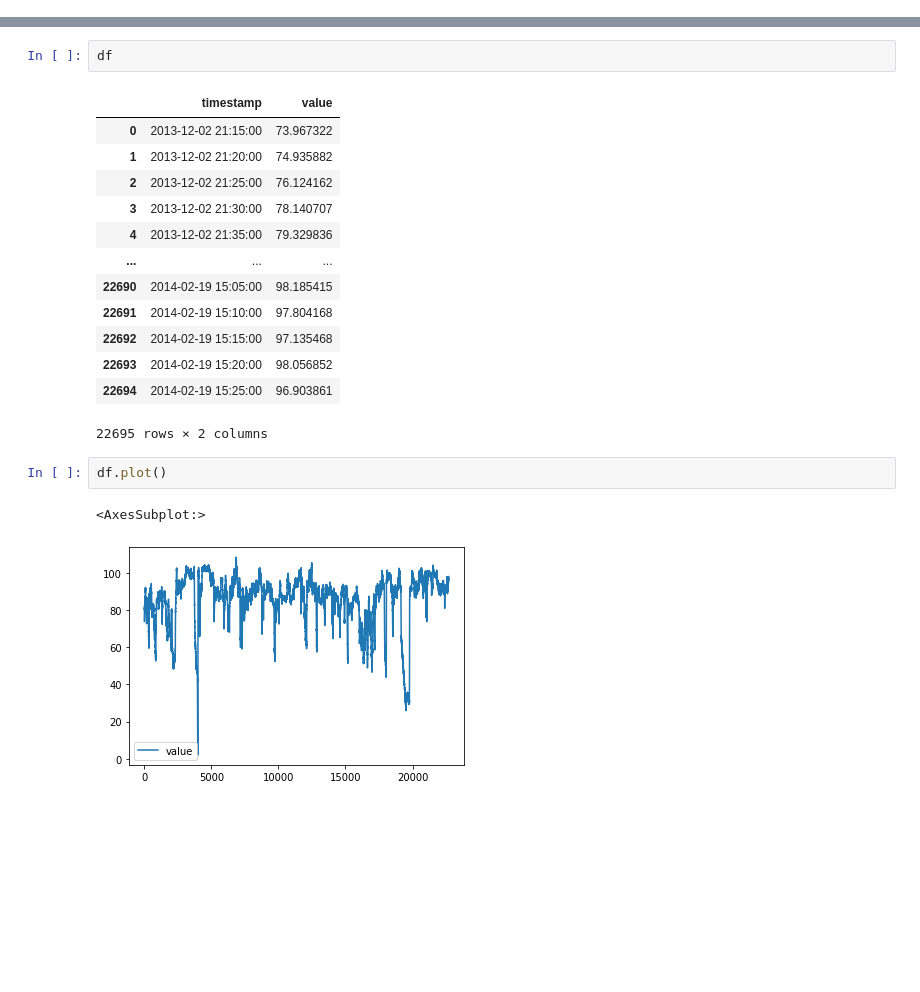
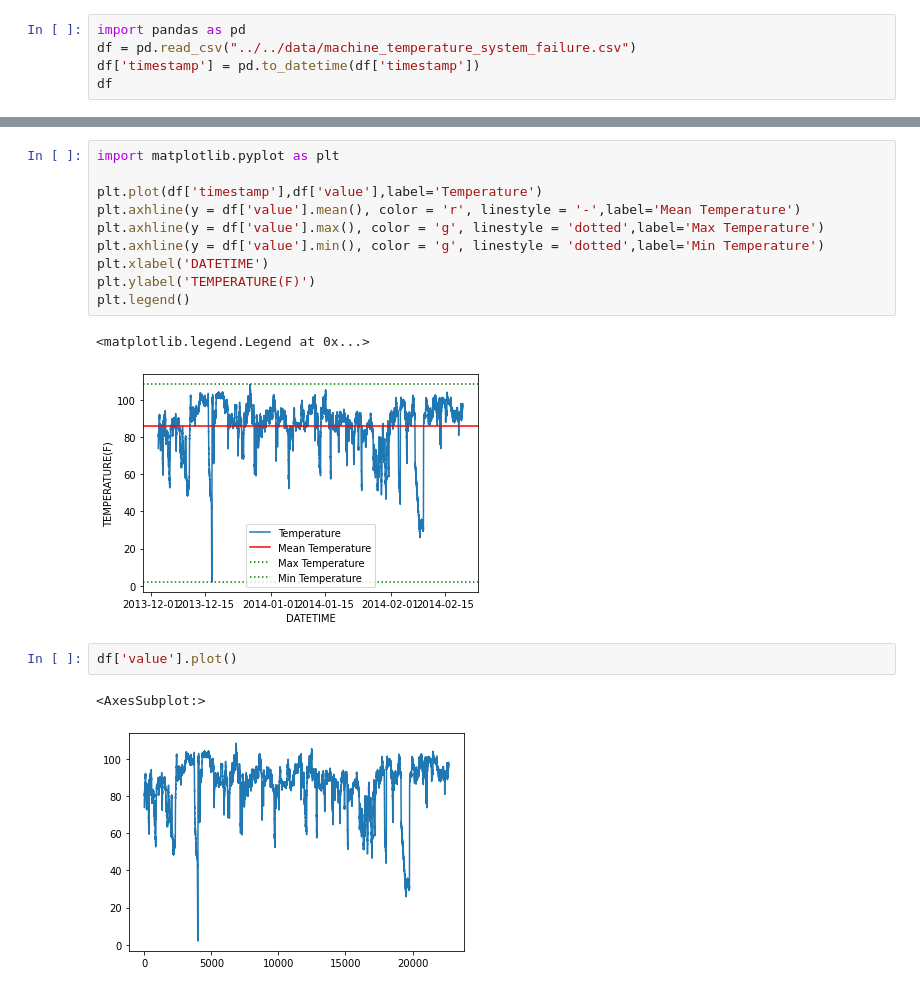
Before and after one commit to yayakaulia/anomaly-detection-nab, a Jupyter notebook: app/src/eda.ipynb, the cells around one changed output, grey strips where cells are left out. Saved outputs shown, nothing was run; the diff lists cells and outputs as text; blank space fills up the shorter version.

```diff
--- a/app/src/eda.ipynb
+++ b/app/src/eda.ipynb
@@ -4,0 +1,5 @@ df = pd.read_csv("../../data/machine_temperature_system_failure.csv")
+# %%
+import pandas as pd
+df = pd.read_csv("../../data/machine_temperature_system_failure.csv")
+df['timestamp'] = pd.to_datetime(df['timestamp'])
+df
@@ -5,21 +20,18 @@ df = pd.read_csv("../../data/machine_temperature_system_failure.csv")
+# %%
+import matplotlib.pyplot as plt
+
+plt.plot(df['timestamp'],df['value'],label='Temperature')
+plt.axhline(y = df['value'].mean(), color = 'r', linestyle = '-',label='Mean Temperature')
+plt.axhline(y = df['value'].max(), color = 'g', linestyle = 'dotted',label='Max Temperature')
+plt.axhline(y = df['value'].min(), color = 'g', linestyle = 'dotted',label='Min Temperature')
+plt.xlabel('DATETIME')
+plt.ylabel('TEMPERATURE(F)')
+plt.legend()
+# %% [output]
+<matplotlib.legend.Legend at 0x...>
+[figure, added]
 # %%
-df
+df['value'].plot()
 # %% [output]
-|  | timestamp | value |
-| 0 | 2013-12-02 21:15:00 | 73.967322 |
-| 1 | 2013-12-02 21:20:00 | 74.935882 |
-| 2 | 2013-12-02 21:25:00 | 76.124162 |
-| 3 | 2013-12-02 21:30:00 | 78.140707 |
-| 4 | 2013-12-02 21:35:00 | 79.329836 |
-| ... | ... | ... |
-| 22690 | 2014-02-19 15:05:00 | 98.185415 |
-| 22691 | 2014-02-19 15:10:00 | 97.804168 |
-| 22692 | 2014-02-19 15:15:00 | 97.135468 |
-| 22693 | 2014-02-19 15:20:00 | 98.056852 |
-| 22694 | 2014-02-19 15:25:00 | 96.903861 |
-22695 rows × 2 columns
+<AxesSubplot:>
+[figure, added]
-# %%
-df.plot()
-# %% [output]
-<AxesSubplot:>
-[figure, removed]
```
Also changed, not shown: parts of 3 cells of this notebook, 1 other file.
